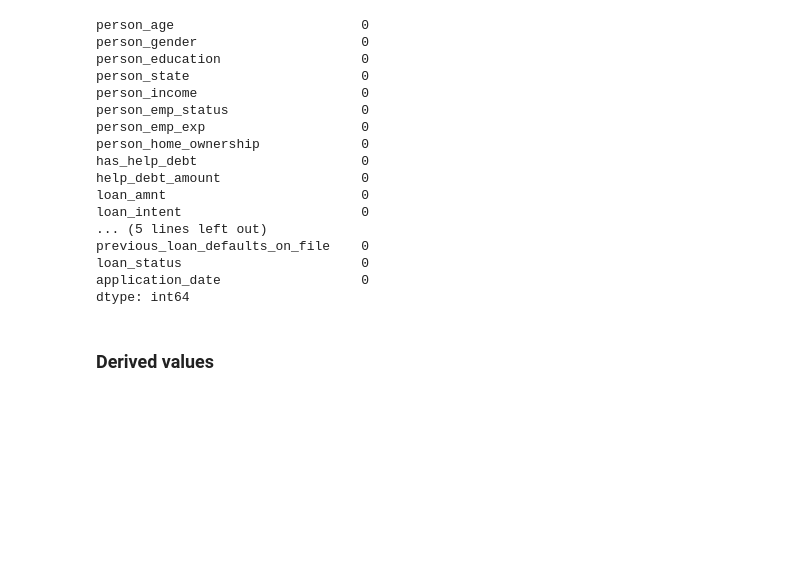
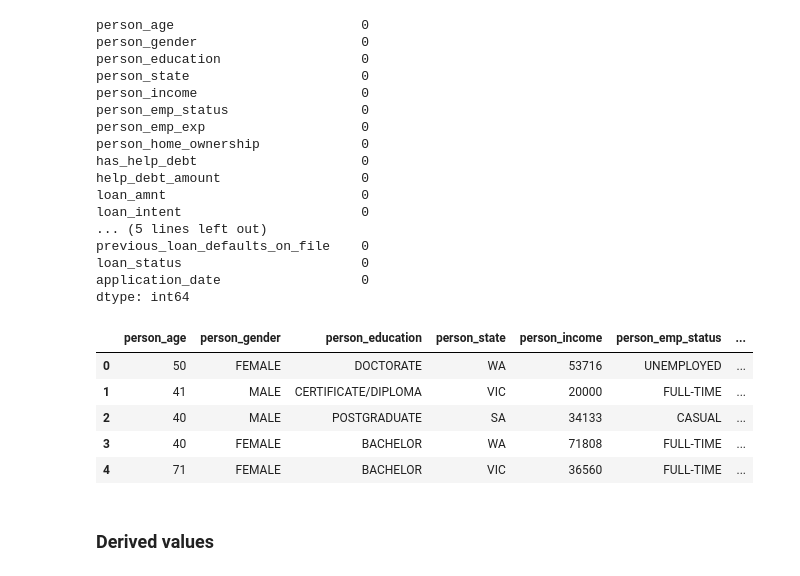
Before and after one commit to AsmiShirkeSamant/Loan-Approval-Dashboard, a Jupyter notebook: process.ipynb, the cells around one changed output. Saved outputs shown, nothing was run; the diff lists cells and outputs as text; code cells hidden in the pictures; blank space fills up the shorter version.

```diff
--- a/process.ipynb
+++ b/process.ipynb
@@ -151,5 +171,7 @@ loan_status                       0
 application_date                  0
 dtype: int64
 # %%
-# drop nulls
-data.dropna(inplace=True)
+# drop only required nulls
+ignore = ['loan_percent_income', 'loan_int_rate', 'loan_status', 'previous_loan_defaults_on_file']
+included_cols = [col for col in data.columns if col not in ignore]
+data.dropna(subset=included_cols, inplace=True)
@@ -177,6 +178,9 @@ dtype: object
 # %%
 #Invalid / Zero value loan requests
 data = data[data['loan_amnt'] > 0]
+# %%
+#repayment term
+data = data[data['loan_term_months'] > 0]
 # %%
 #credit score check acc to australian standards
 data = data[(data['credit_score'] >0 ) & (data['credit_score'] < 1200)]
@@ -256,8 +260,22 @@ dtype: int64
 # %%
 #Interest rate check
 if data['loan_int_rate'].isnull().sum() > 0:
-    median_interest_rate = data['loan_interest_rate'].median()
-    data['loan_int_rate'].fillna(median_interest_rate, inplace=True)
+    data['loan_int_rate'].fillna((data.groupby(['loan_intent', 'home_ownership', ])['loan_int_rate'].median()), inplace=True)
+data = data[(data['loan_int_rate'] > 5.0) & (data['loan_int_rate'] <30.0)]
+# %%
+#Loan status check (0: rejected 1: accepted 2: pending)
+if data['loan_status'].isnull().sum() > 0:
+    data['loan_status'].fillna(2, inplace=True)
+data = data[data['loan_status'].isin([0,1,2])]
+# %%
+data.head(5)
+# %% [output]
+|  | person_age | person_gender | person_education | person_state | person_income | person_emp_status | ... |
+| 0 | 50 | FEMALE | DOCTORATE | WA | 53716 | UNEMPLOYED | ... |
+| 1 | 41 | MALE | CERTIFICATE/DIPLOMA | VIC | 20000 | FULL-TIME | ... |
+| 2 | 40 | MALE | POSTGRADUATE | SA | 34133 | CASUAL | ... |
+| 3 | 40 | FEMALE | BACHELOR | WA | 71808 | FULL-TIME | ... |
+| 4 | 71 | FEMALE | BACHELOR | VIC | 36560 | FULL-TIME | ... |
 # %% [markdown]
 ### Derived values
 # %%
```
Also changed, not shown: parts of 16 cells of this notebook.
